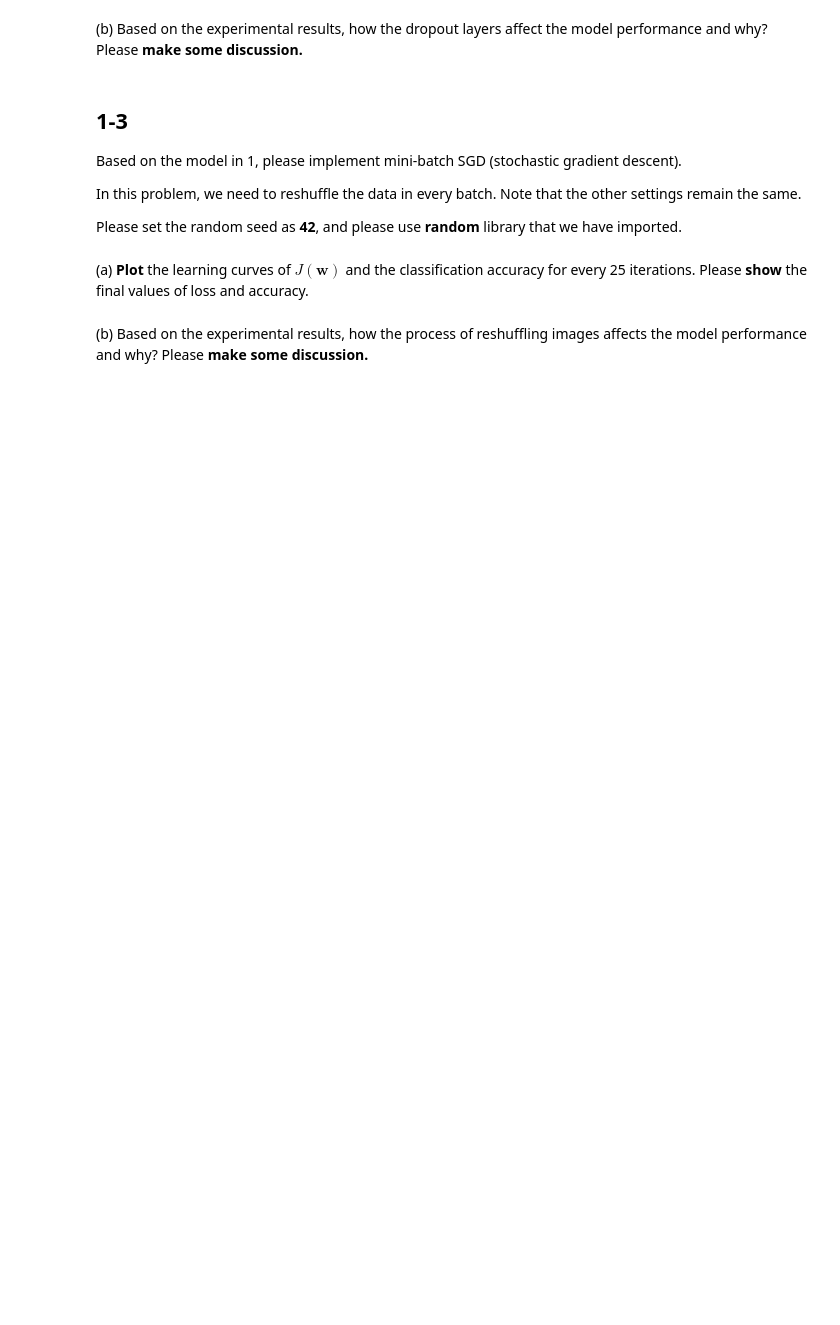
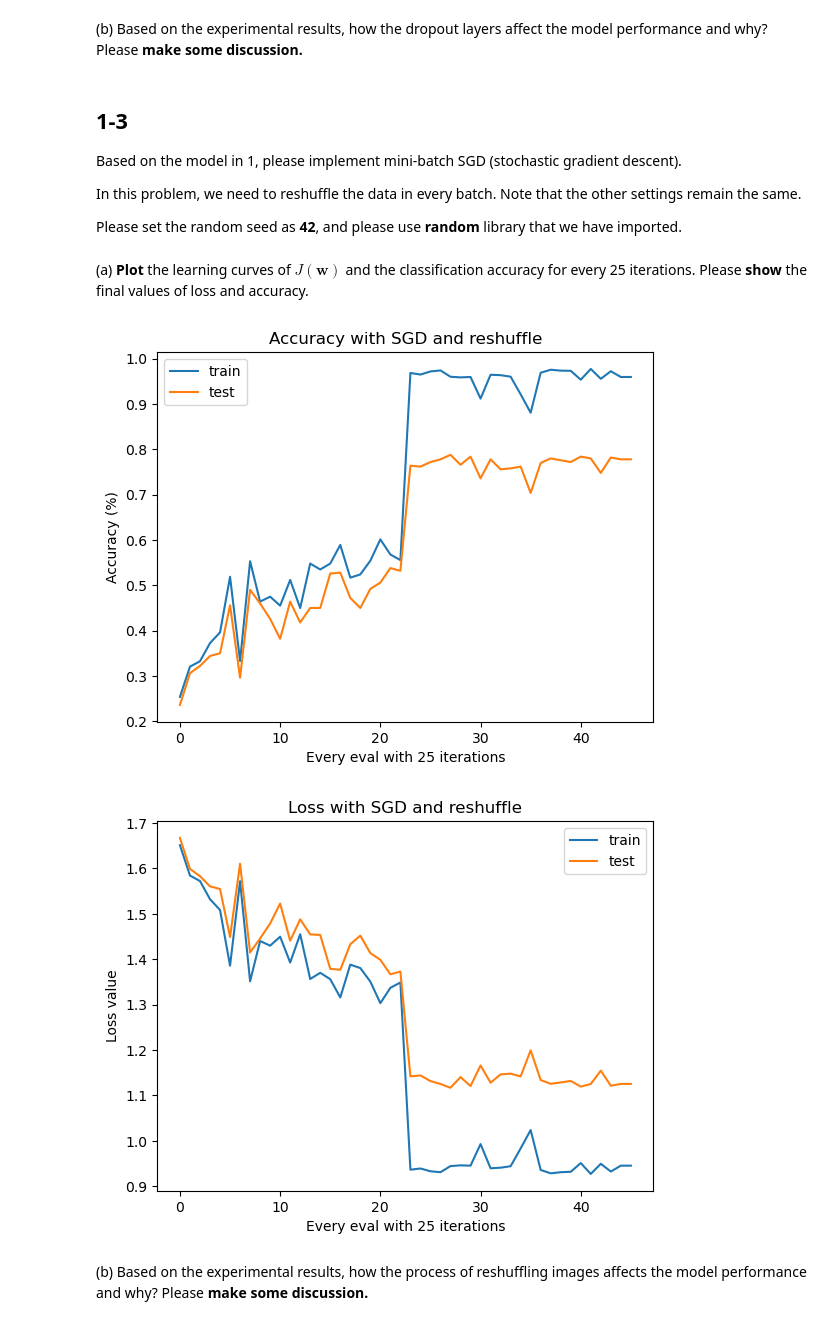
Before and after one commit to jacksonchen1998/2023-NYCU-DL, a Jupyter notebook: Homework 1/hw1-1/hw1_1_311511052.ipynb, the cells around one changed output. Drawn from its saved outputs; the diff is of its cells as text; code cells hidden in the pictures; blank space fills up the shorter version.

```diff
--- a/Homework 1/hw1-1/hw1_1_311511052.ipynb
+++ b/Homework 1/hw1-1/hw1_1_311511052.ipynb
@@ -204,3 +318,16 @@ The <span class="blue">dropout rate should be set as 0.2</span> for both layers.
 Note that the dropout operation <span class="blue">should only be applied in the training phase</span> and should be disabled in the test phase.
 # %% [markdown]
 (a) **Train** the model by using the same settings in 1 and **repeat 1(a).**
+# %%
+checkpoint = np.load('weights.npy', allow_pickle=True).item()
+init_weights = checkpoint['w']
+init_biases = checkpoint['b']
+# %%
+params = {
+        "w1": init_weights[0], # shape: (784, 2048)
+        "b1": init_biases[0], # shape: (2048, 1)
+        "w2": init_weights[1], # shape: (2048, 512)
+        "b2": init_biases[1], # shape: (512, 1)
+        "w3": init_weights[2], # shape: (512, 5)
+        "b3": init_biases[2] # shape: (5, 1)
+}
@@ -225,3 +453,16 @@ Please set the random seed as **42**, and please use **random** library that we
 </style>
 
 (a) **Plot** the <span class="blue">learning curves</span> of $J(\mathbf{w})$ and the classification <span class="blue">accuracy for every 25 iterations.</span> Please **show** the final values of loss and accuracy.
+# %%
+checkpoint = np.load('weights.npy', allow_pickle=True).item()
+init_weights = checkpoint['w']
+init_biases = checkpoint['b']
+# %%
+params = {
+        "w1": init_weights[0], # shape: (784, 2048)
+        "b1": init_biases[0], # shape: (2048, 1)
+        "w2": init_weights[1], # shape: (2048, 512)
+        "b2": init_biases[1], # shape: (512, 1)
+        "w3": init_weights[2], # shape: (512, 5)
+        "b3": init_biases[2] # shape: (5, 1)
+}
@@ -228,3 +503,24 @@ Please set the random seed as **42**, and please use **random** library that we
+# %%
+# plot the training and testing accuracy
+plt.plot(sgd_train_acc, label='train')
+plt.plot(sgd_test_acc, label='test')
+plt.title('Accuracy with SGD and reshuffle')
+plt.xlabel('Every eval with 25 iterations')
+plt.ylabel('Accuracy (%)')
+plt.legend()
+plt.show()
+
+# plot the training and testing loss
+plt.plot(sgd_train_loss, label='train')
+plt.plot(sgd_test_loss, label='test')
+plt.title('Loss with SGD and reshuffle')
+plt.xlabel('Every eval with 25 iterations')
+plt.ylabel('Loss value')
+plt.legend()
+plt.show()
+# %% [output]
+[figure, added]
+[figure, added]
 # %% [markdown]
 <style>
     .red {
```
Also changed, not shown: parts of 13 cells of this notebook.
